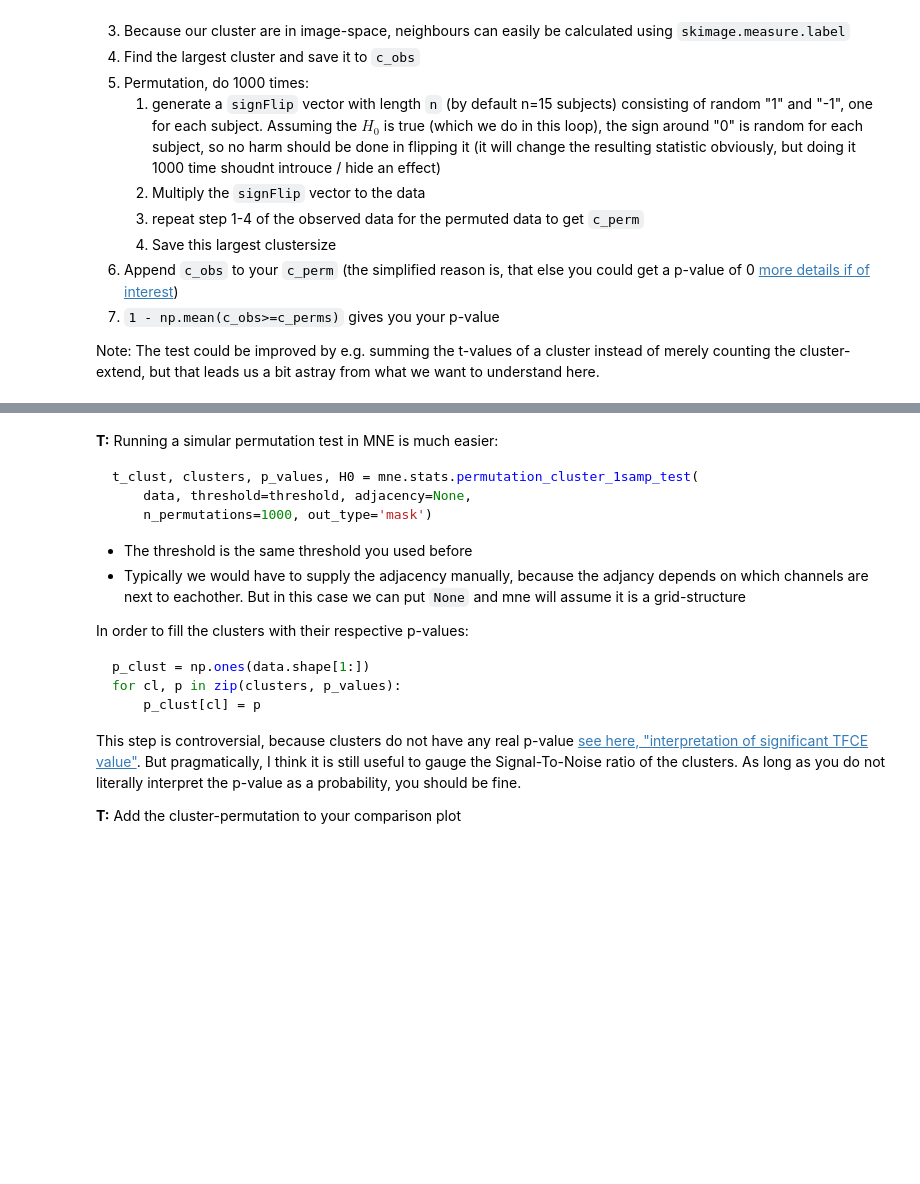
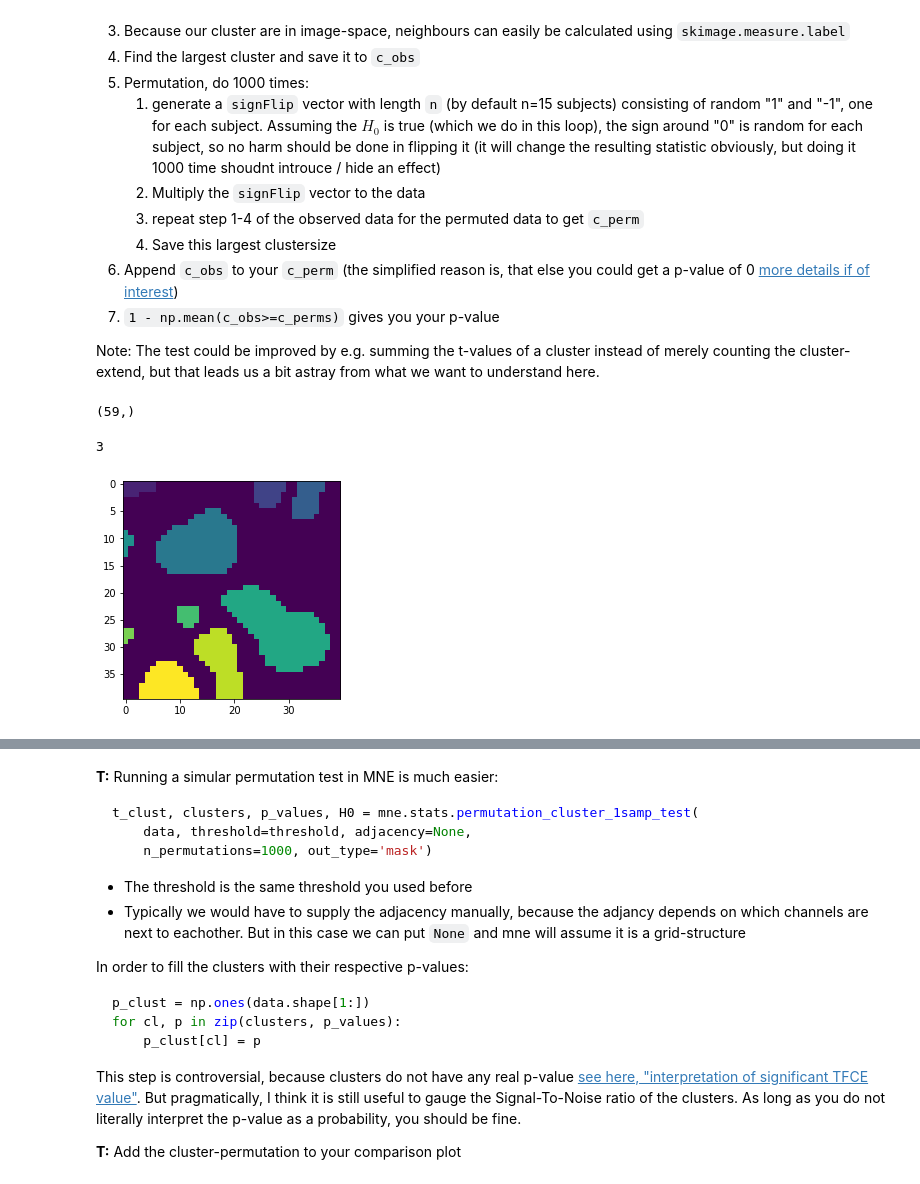
Before and after one commit to s-ccs/course_eeg_WS2020, a Jupyter notebook: exercises/ex8_clustPerm.ipynb, the cells around one changed output, grey strips where cells are left out. Saved outputs shown, nothing was run; the diff lists cells and outputs as text; code cells hidden in the pictures; blank space fills up the shorter version.

```diff
--- a/exercises/ex8_clustPerm.ipynb
+++ b/exercises/ex8_clustPerm.ipynb
@@ -137,3 +145,19 @@ A cluster permutation test has the following structure
 7. `1 - np.mean(c_obs>=c_perms)` gives you your p-value
 
 Note: The test could be improved by e.g. summing the t-values of a cluster instead of merely counting the cluster-extend, but that leads us a bit astray from what we want to understand here.
+# %%
+t_sum.shape
+# %% [output]
+(59,)
+# %%
+label_img = label(np.abs(t_star)>thr)
+plt.imshow(label_img)
+i,c = np.unique(label_img,return_counts=True)
+t_sum = np.zeros(len(i))
+for j in i:
+   t_sum[j] = np.abs(np.sum(t_star[label_img == j]))
+#t_sum
+np.argmax(t_sum[1:])
+# %% [output]
+3
+[figure, added]
```
Also changed, not shown: parts of 20 cells of this notebook, 1 other file.
